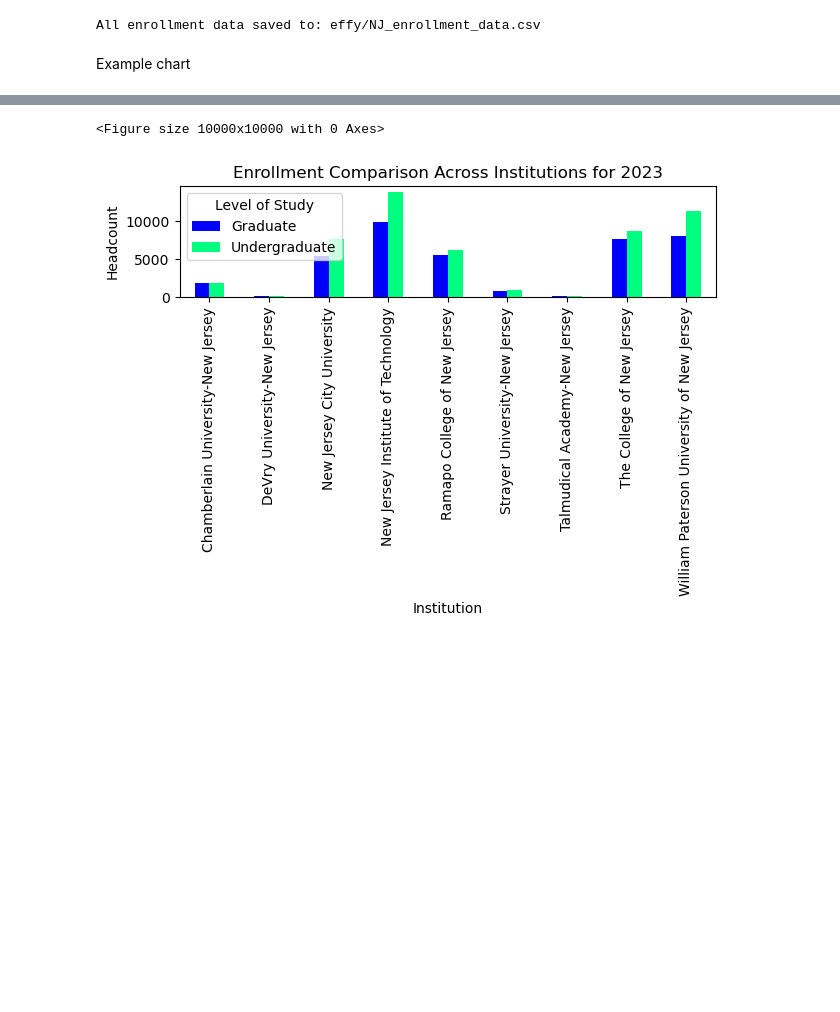
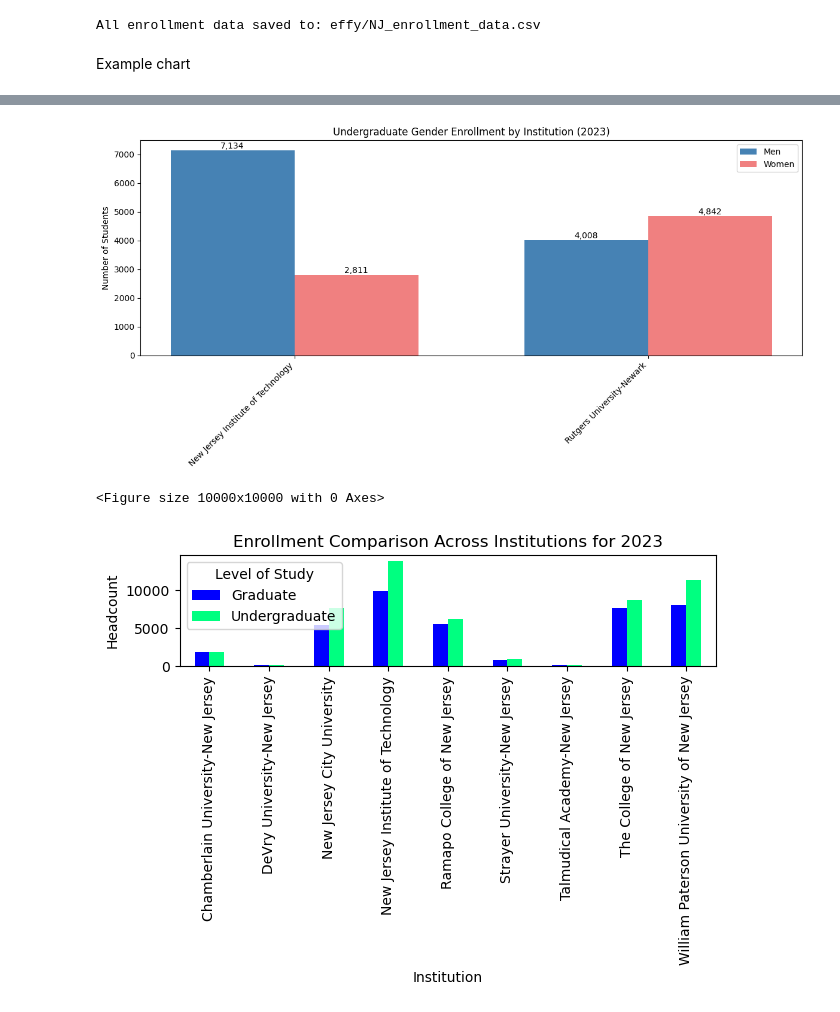
Before and after one commit to pengwingokla/IPEDS-Ed-Analytics-Dashboard, a Jupyter notebook: archives/eda/process_enrollment.ipynb, the cells around one changed output, grey strips where cells are left out. Drawn from its saved outputs; the diff is of its cells as text; code cells hidden in the pictures; blank space fills up the shorter version.

```diff
--- a/archives/eda/process_enrollment.ipynb
+++ b/archives/eda/process_enrollment.ipynb
@@ -216,3 +391,78 @@ Example chart
+# %%
+def create_gender_enrollment_multi_school_bar_chart(df, selected_schools):
+    """
+    Create a bar chart comparing gender enrollment across multiple schools for the most recent year.
+
+    Args:
+        df: DataFrame containing enrollment data
+        selected_schools: List of school names to include in comparison
+    """
+    # Get most recent year
+    max_year = df["SURVEY_YEAR"].max()
+
+    # Filter data for selected schools and year
+    filtered_df = df[
+        (df["INSTITUTION_NAME"].isin(selected_schools)) &
+        (df["SURVEY_YEAR"].isin([2022, 2023])) &
+        (df["UNDERGRADUATE_GRADUATE_LEVEL"] == "Undergraduate")
+    ].copy()
+
+    # Remove duplicates by keeping only the latest year for each institution
+    filtered_df = filtered_df.sort_values('SURVEY_YEAR', ascending=False).drop_duplicates('INSTITUTION_NAME')
+
+    # Create figure and axis
+    fig, ax = plt.subplots(figsize=(12, 6))
+
+    # Set width of bars and positions of the bars
+    bar_width = 0.35
+    x = range(len(selected_schools))
+
+    # Create bars
+    men_bars = ax.bar([i - bar_width/2 for i in range(len(filtered_df))],
+                     filtered_df["GRAND_TOTAL_MEN"].values,
+                     bar_width,
+                     label='Men',
+                     color='steelblue')
+
+    women_bars = ax.bar([i + bar_width/2 for i in range(len(filtered_df))],
+                       filtered_df["GRAND_TOTAL_WOMEN"].values,
+                       bar_width,
+                       label='Women',
+                       color='lightcoral')
+
+    # Customize chart
+    ax.set_title(f"Undergraduate Gender Enrollment by Institution ({max_year})")
+    ax.set_ylabel("Number of Students")
+    ax.set_xticks(x)
+    ax.set_xticklabels(selected_schools, rotation=45, ha='right')
+
+    # Add legend
+    ax.legend()
+
+    # Add value labels on bars
+    def add_labels(bars):
+        for bar in bars:
+            height = bar.get_height()
+            ax.text(bar.get_x() + bar.get_width()/2.,
+                   height,
+                   f'{int(height):,}',
+                   ha='center',
+                   va='bottom',
+                   rotation=0)
+
+    add_labels(men_bars)
+    add_labels(women_bars)
+
+    # Adjust layout
+    plt.tight_layout()
+
+    return fig
+
+selected_schools = ["New Jersey Institute of Technology", "Rutgers University-Newark"]
+fig = create_gender_enrollment_multi_school_bar_chart(enrollment_df, selected_schools)
+plt.show()
+# %% [output]
+[figure, added]
 # %%
 data = pd.read_csv("effyYEAR/NJ_enrollment_data.csv")
 
```
Also changed, not shown: parts of 6 cells of this notebook, 55 other files.
